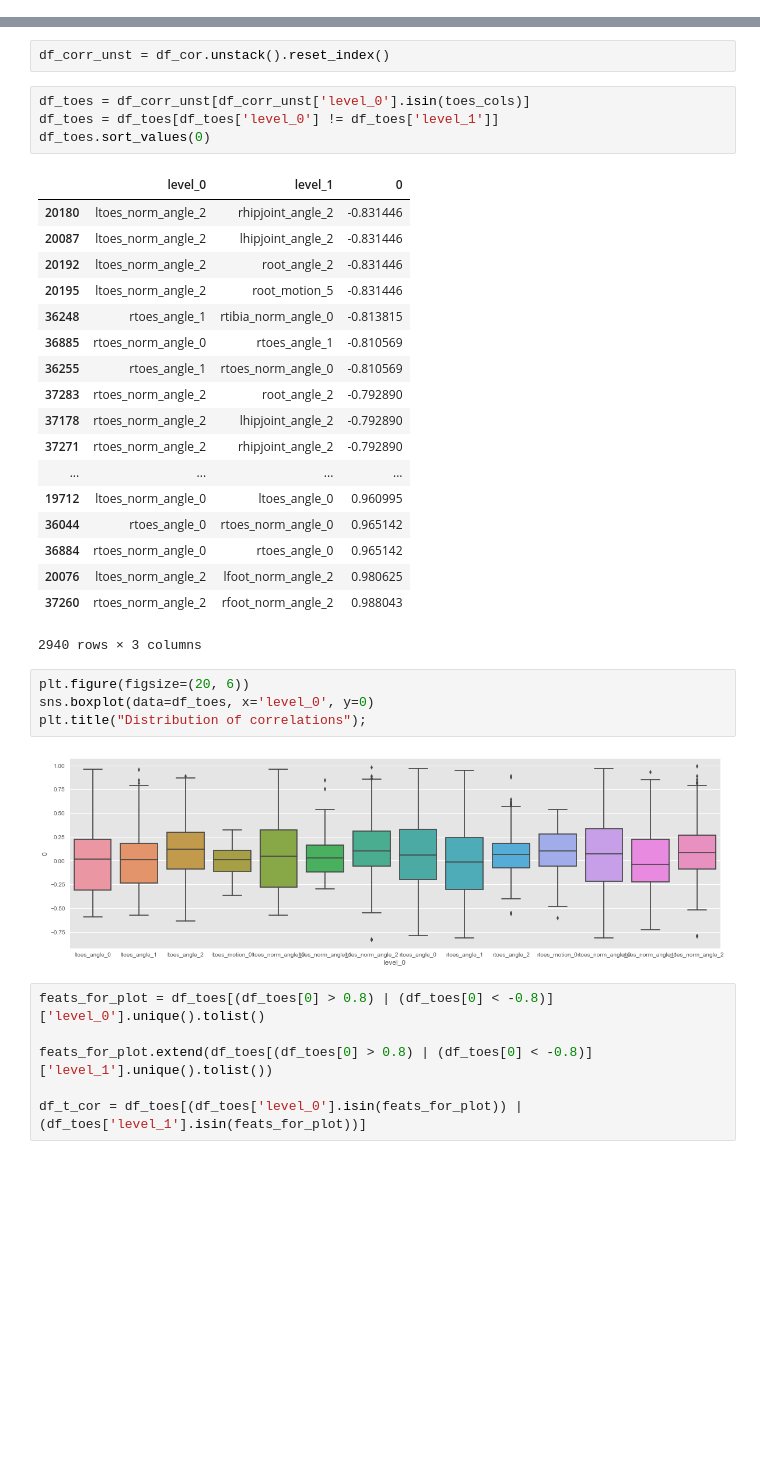
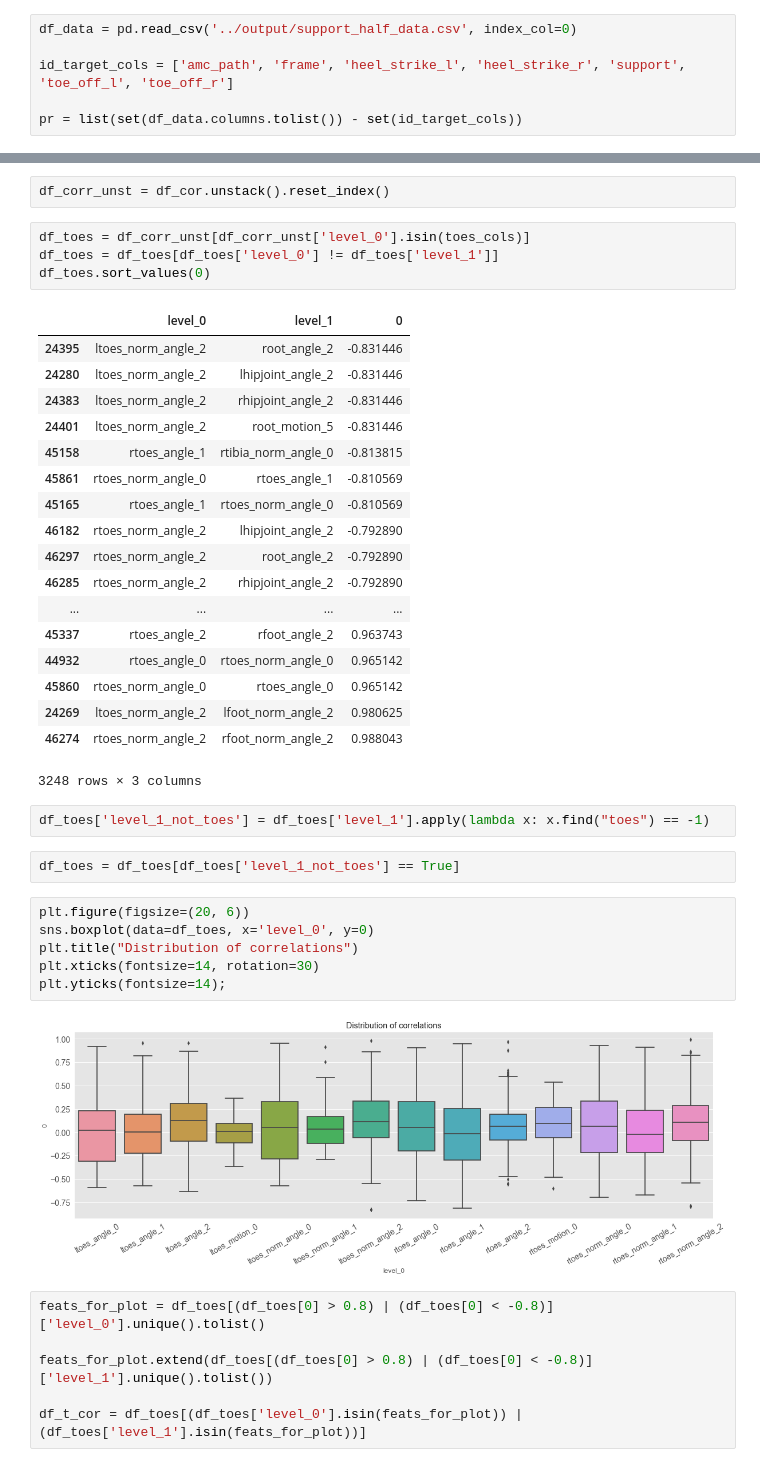
Before and after one commit to KseniiaCheloshkina/amc, a Jupyter notebook: dev/model_support_half_data.ipynb, the cells around one changed output, grey strips where cells are left out. Saved outputs shown, nothing was run; the diff lists cells and outputs as text; blank space fills up the shorter version.

```diff
--- a/dev/model_support_half_data.ipynb
+++ b/dev/model_support_half_data.ipynb
@@ -299,0 +300,6 @@ joblib.dump(filename='../output/half.pkl', value=model_pipe)
+# %%
+df_data = pd.read_csv('../output/support_half_data.csv', index_col=0)
+
+id_target_cols = ['amc_path', 'frame', 'heel_strike_l', 'heel_strike_r', 'support', 'toe_off_l', 'toe_off_r']
+
+pr = list(set(df_data.columns.tolist()) - set(id_target_cols))
@@ -315,29 +368,35 @@ df_toes = df_toes[df_toes['level_0'] != df_toes['level_1']]
 df_toes.sort_values(0)
 # %% [output]
 |  | level_0 | level_1 | 0 |
-| 20180 | ltoes_norm_angle_2 | rhipjoint_angle_2 | -0.831446 |
-| 20087 | ltoes_norm_angle_2 | lhipjoint_angle_2 | -0.831446 |
-| 20192 | ltoes_norm_angle_2 | root_angle_2 | -0.831446 |
-| 20195 | ltoes_norm_angle_2 | root_motion_5 | -0.831446 |
-| 36248 | rtoes_angle_1 | rtibia_norm_angle_0 | -0.813815 |
-| 36885 | rtoes_norm_angle_0 | rtoes_angle_1 | -0.810569 |
-| 36255 | rtoes_angle_1 | rtoes_norm_angle_0 | -0.810569 |
-| 37283 | rtoes_norm_angle_2 | root_angle_2 | -0.792890 |
-| 37178 | rtoes_norm_angle_2 | lhipjoint_angle_2 | -0.792890 |
-| 37271 | rtoes_norm_angle_2 | rhipjoint_angle_2 | -0.792890 |
+| 24395 | ltoes_norm_angle_2 | root_angle_2 | -0.831446 |
+| 24280 | ltoes_norm_angle_2 | lhipjoint_angle_2 | -0.831446 |
+| 24383 | ltoes_norm_angle_2 | rhipjoint_angle_2 | -0.831446 |
+| 24401 | ltoes_norm_angle_2 | root_motion_5 | -0.831446 |
+| 45158 | rtoes_angle_1 | rtibia_norm_angle_0 | -0.813815 |
+| 45861 | rtoes_norm_angle_0 | rtoes_angle_1 | -0.810569 |
+| 45165 | rtoes_angle_1 | rtoes_norm_angle_0 | -0.810569 |
+| 46182 | rtoes_norm_angle_2 | lhipjoint_angle_2 | -0.792890 |
+| 46297 | rtoes_norm_angle_2 | root_angle_2 | -0.792890 |
+| 46285 | rtoes_norm_angle_2 | rhipjoint_angle_2 | -0.792890 |
 | ... | ... | ... | ... |
-| 19712 | ltoes_norm_angle_0 | ltoes_angle_0 | 0.960995 |
-| 36044 | rtoes_angle_0 | rtoes_norm_angle_0 | 0.965142 |
-| 36884 | rtoes_norm_angle_0 | rtoes_angle_0 | 0.965142 |
-| 20076 | ltoes_norm_angle_2 | lfoot_norm_angle_2 | 0.980625 |
-| 37260 | rtoes_norm_angle_2 | rfoot_norm_angle_2 | 0.988043 |
+| 45337 | rtoes_angle_2 | rfoot_angle_2 | 0.963743 |
+| 44932 | rtoes_angle_0 | rtoes_norm_angle_0 | 0.965142 |
+| 45860 | rtoes_norm_angle_0 | rtoes_angle_0 | 0.965142 |
+| 24269 | ltoes_norm_angle_2 | lfoot_norm_angle_2 | 0.980625 |
+| 46274 | rtoes_norm_angle_2 | rfoot_norm_angle_2 | 0.988043 |
-2940 rows × 3 columns
+3248 rows × 3 columns
+# %%
+df_toes['level_1_not_toes'] = df_toes['level_1'].apply(lambda x: x.find("toes") == -1)
+# %%
+df_toes = df_toes[df_toes['level_1_not_toes'] == True]
 # %%
 plt.figure(figsize=(20, 6))
 sns.boxplot(data=df_toes, x='level_0', y=0)
-plt.title("Distribution of correlations");
+plt.title("Distribution of correlations")
+plt.xticks(fontsize=14, rotation=30)
+plt.yticks(fontsize=14);
 # %% [output]
-[figure, old version]
+[figure, new version]
 # %%
 feats_for_plot = df_toes[(df_toes[0] > 0.8) | (df_toes[0] < -0.8)]['level_0'].unique().tolist()
 
```
Also changed, not shown: parts of 11 cells of this notebook, 5 other files.
